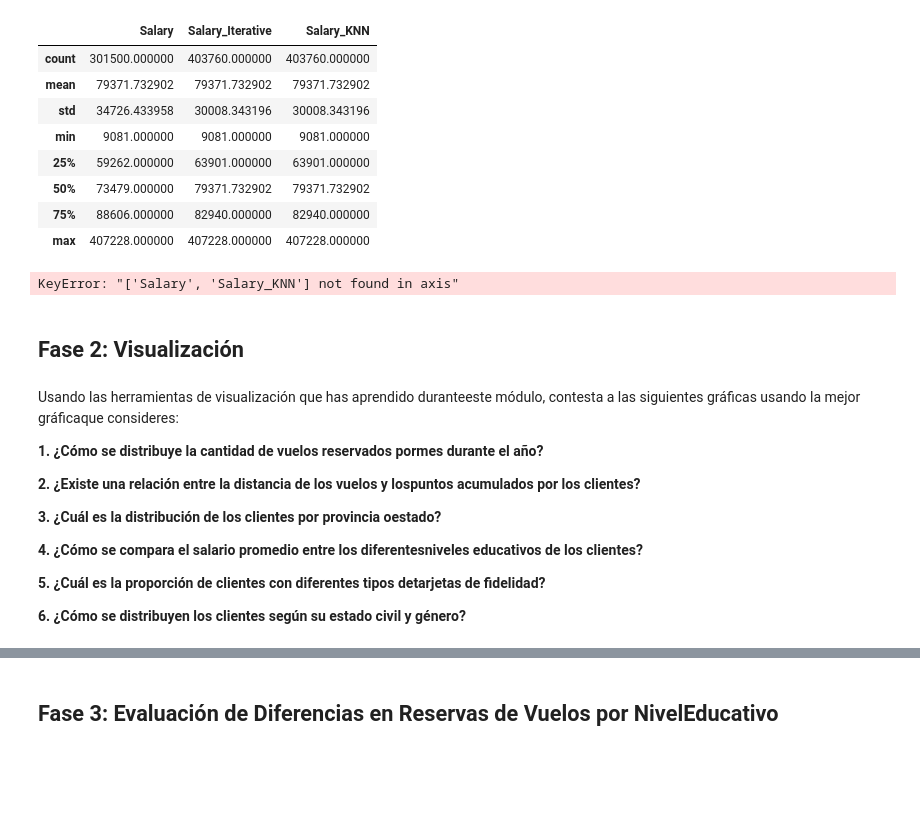
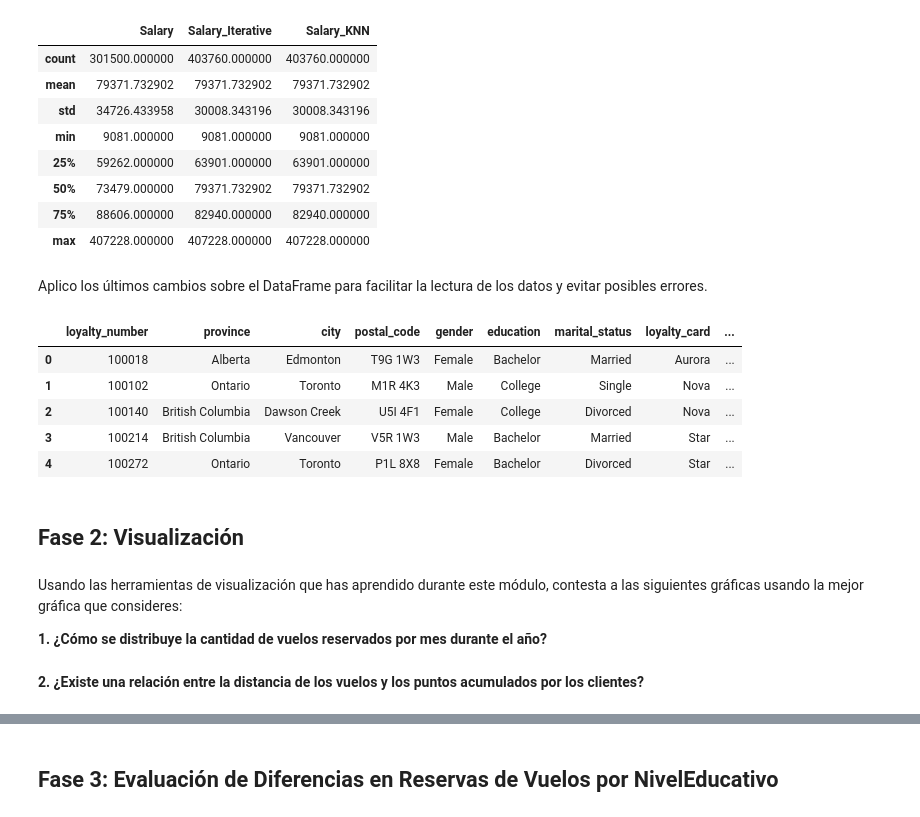
Before and after one commit to Adalab/bda-modulo-3-evaluacion-final-eaguilag, a Jupyter notebook: bda-modulo-2-evaluacion-final-promo-angela-elena-aguila.ipynb, the cells around one changed output, grey strips where cells are left out. Cells and saved outputs as stored; diff of their text form; code cells hidden in the pictures; blank space fills up the shorter version.

Commit message:
Add final data cleaning process and csv file saving

```diff
--- a/bda-modulo-2-evaluacion-final-promo-angela-elena-aguila.ipynb
+++ b/bda-modulo-2-evaluacion-final-promo-angela-elena-aguila.ipynb
@@ -468,8 +468,30 @@ df_cleaned.describe()[["Salary","Salary_Iterative", "Salary_KNN"]]
 df_cleaned.drop(["Salary","Salary_KNN"], axis = 1, inplace = True)
 
 # Cambio el nombre de la columna a Salary
-df_cleaned["Salary_Iterative"].rename(columns = "Salary", inplace = True)
+df_cleaned.rename(columns={"Salary_Iterative": "Salary"}, inplace=True)
-# %% [output]
-KeyError: "['Salary', 'Salary_KNN'] not found in axis"
+# %% [markdown]
+Aplico los últimos cambios sobre el DataFrame para facilitar la lectura de los datos y evitar posibles errores.
+# %%
+# Funcion para transformar nombres de columnas y redondear floats
+def transform_columns(df):
+    # Transformo nombres de columnas a minusculas y reemplazo espacios por guiones bajos
+    df.columns = df.columns.str.replace(' ', '_').str.lower()
+
+    # Redondeo columnas tipo float a dos decimales si no se pueden convertir a enteros
+    for col in df.select_dtypes(include=[float]).columns:
+        df[col] = df[col].apply(lambda x: round(x, 2) if x % 1 != 0 else int(x))
+
+    return df
+
+df_final = transform_columns(df_cleaned)
+# Verificar los cambios
+df_final.head()
+# %% [output]
+|  | loyalty_number | province | city | postal_code | gender | education | marital_status | loyalty_card | ... |
+| 0 | 100018 | Alberta | Edmonton | T9G 1W3 | Female | Bachelor | Married | Aurora | ... |
+| 1 | 100102 | Ontario | Toronto | M1R 4K3 | Male | College | Single | Nova | ... |
+| 2 | 100140 | British Columbia | Dawson Creek | U5I 4F1 | Female | College | Divorced | Nova | ... |
+| 3 | 100214 | British Columbia | Vancouver | V5R 1W3 | Male | Bachelor | Married | Star | ... |
+| 4 | 100272 | Ontario | Toronto | P1L 8X8 | Female | Bachelor | Divorced | Star | ... |
 # %%
 # Guardamos el DataFrame limpio en un .csv
@@ -477,16 +499,8 @@ df_cleaned.to_csv("data-cleaned-nonulls.csv",index=False)
 # %% [markdown]
 ## Fase 2: Visualización
-# %% [markdown]
-Usando las herramientas de visualización que has aprendido duranteeste módulo, contesta a las siguientes gráficas usando la mejor gráficaque consideres:
-
-**1. ¿Cómo se distribuye la cantidad de vuelos reservados pormes durante el año?**
-
-**2. ¿Existe una relación entre la distancia de los vuelos y lospuntos acumulados por los clientes?**
-
-**3. ¿Cuál es la distribución de los clientes por provincia oestado?**
-
-**4. ¿Cómo se compara el salario promedio entre los diferentesniveles educativos de los clientes?**
-
-**5. ¿Cuál es la proporción de clientes con diferentes tipos detarjetas de fidelidad?**
-
-**6. ¿Cómo se distribuyen los clientes según su estado civil y género?**
+# %% [markdown]
+Usando las herramientas de visualización que has aprendido durante este módulo, contesta a las siguientes gráficas usando la mejor gráfica que consideres:
+
+**1. ¿Cómo se distribuye la cantidad de vuelos reservados por mes durante el año?**
+# %% [markdown]
+**2. ¿Existe una relación entre la distancia de los vuelos y los puntos acumulados por los clientes?**
```
Also changed, not shown: parts of 6 cells of this notebook, 2 other files.
